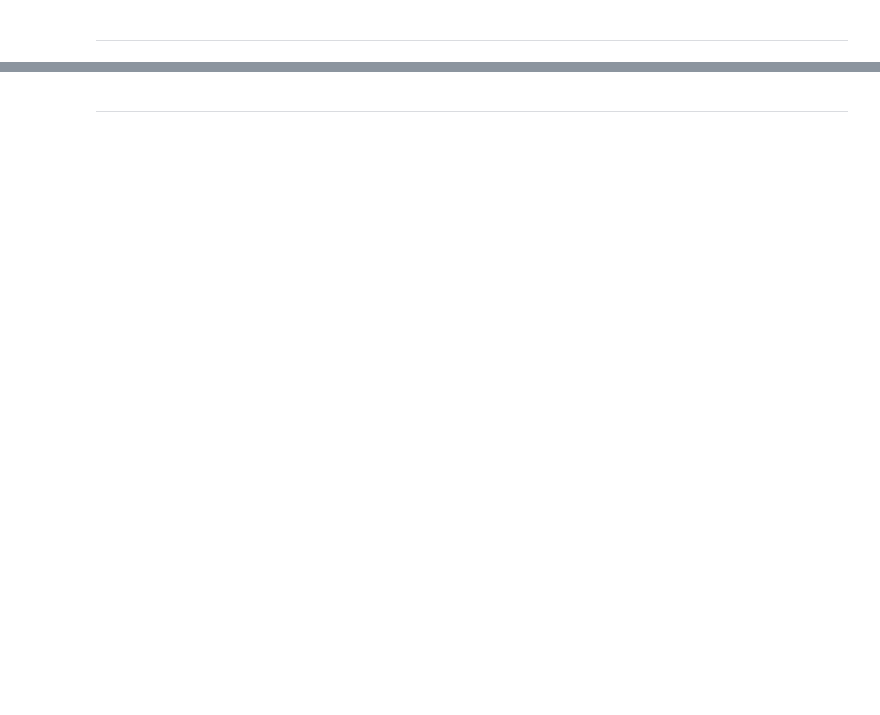
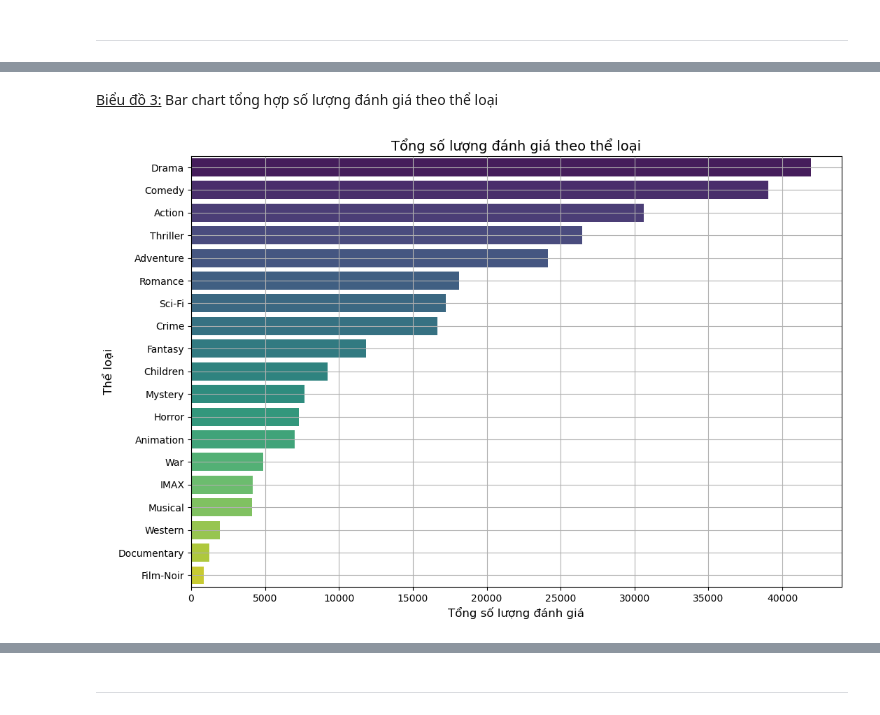
Before and after one commit to miavox/CSC17104-Final-Project, a Jupyter notebook: Project/Final_project.ipynb, the cells around one changed output, grey strips where cells are left out. Drawn from its saved outputs; the diff is of its cells as text; code cells hidden in the pictures; blank space fills up the shorter version.

```diff
--- a/Project/Final_project.ipynb
+++ b/Project/Final_project.ipynb
@@ -1181,0 +902,23 @@ Trong các nền tảng phát trực tuyến:
+# %% [markdown]
+<u>Biểu đồ 3:</u> Bar chart tổng hợp số lượng đánh giá theo thể loại
+# %%
+# --- Biểu đồ 3: Bar chart tổng hợp số lượng phim được đánh giá nhiều nhất theo thể loại ---
+# Tổng hợp số lượng đánh giá theo từng thể loại
+genre_columns = [col for col in movies_ratings.columns if col not in ['movieId', 'title', 'num_ratings',
+                                                                      'avg_rating', 'year', 'decade', 'Average_Rating', 'Genre_Count']]
+
+# Tính tổng số lượng đánh giá theo từng thể loại
+genre_summary = {genre: movies_ratings[genre].dot(movies_ratings['num_ratings']) for genre in genre_columns}
+genre_summary_df = pd.DataFrame(
+    list(genre_summary.items()), columns=['Genre', 'Total Ratings']
+).sort_values(by='Total Ratings', ascending=False)
+
+plt.figure(figsize=(12, 8))
+sns.barplot(data=genre_summary_df, x='Total Ratings', y='Genre', palette='viridis')
+plt.title('Tổng số lượng đánh giá theo thể loại', fontsize=14)
+plt.xlabel('Tổng số lượng đánh giá', fontsize=12)
+plt.ylabel('Thể loại', fontsize=12)
+plt.grid(True)
+plt.show()
+# %% [output]
+[figure, added]
```
Also changed, not shown: parts of 38 cells of this notebook.
